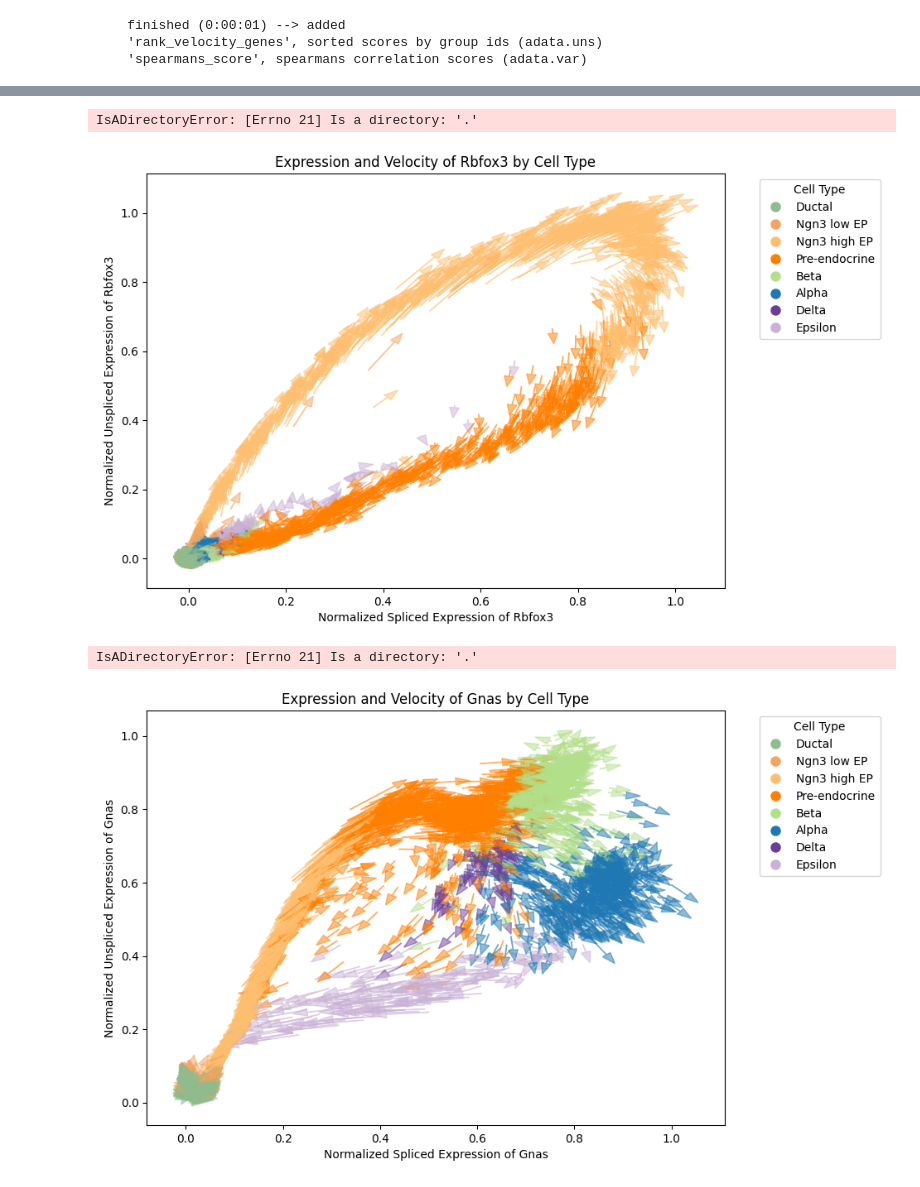
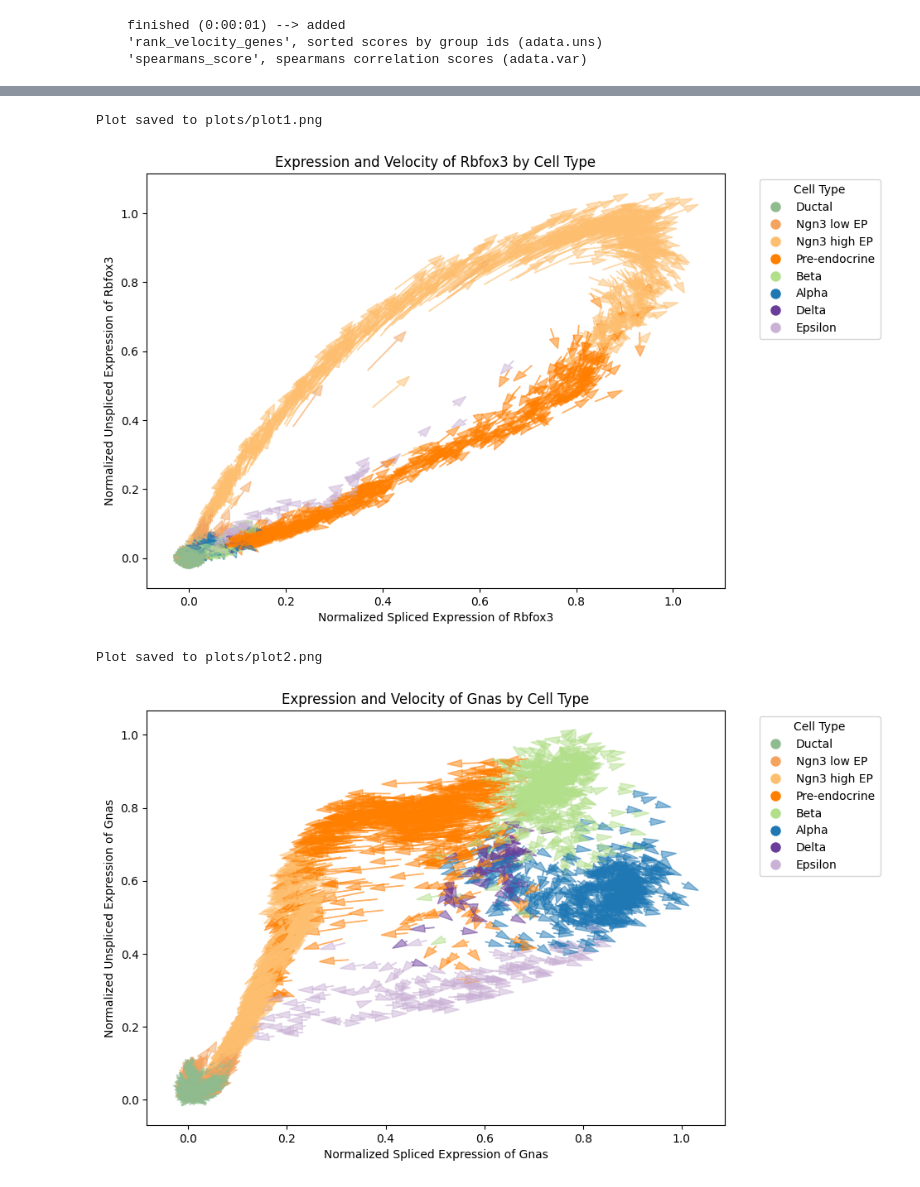
Before and after one commit to leonardogolinelli/VeloFormer, a Jupyter notebook: run_with_geodesic_preprocessing.ipynb, the cells around one changed output, grey strips where cells are left out. Cells and saved outputs as stored; diff of their text form; code cells hidden in the pictures.

```diff
--- a/run_with_geodesic_preprocessing.ipynb
+++ b/run_with_geodesic_preprocessing.ipynb
@@ -441,11 +457,15 @@ pd.DataFrame(adata.uns["rank_velocity_genes"]["names"])
 100 rows × 8 columns
 # %%
-plot_phase_plane(adata, "Rbfox3", dataset_name, 11, u_scale=0.1, s_scale=0.1, cell_type_key=cell_type_key)
+plot_phase_plane(adata, "Rbfox3", dataset_name, 11,
+                 u_scale=0.1, s_scale=0.1, cell_type_key=cell_type_key,
+                 save_path="plots/plot1.png")
 # %% [output]
-IsADirectoryError: [Errno 21] Is a directory: '.'
+Plot saved to plots/plot1.png
-[figure, old version]
+[figure, new version]
 # %%
-plot_phase_plane(adata, "Gnas", dataset_name, 11, u_scale=0.1, s_scale=0.1, cell_type_key=cell_type_key)
+plot_phase_plane(adata, "Gnas", dataset_name, 11,
+                 u_scale=0.1, s_scale=0.1, cell_type_key=cell_type_key,
+                 save_path="plots/plot2.png")
 # %% [output]
-IsADirectoryError: [Errno 21] Is a directory: '.'
+Plot saved to plots/plot2.png
-[figure, old version]
+[figure, new version]
```
Also changed, not shown: parts of 6 cells of this notebook, 5 other files.
